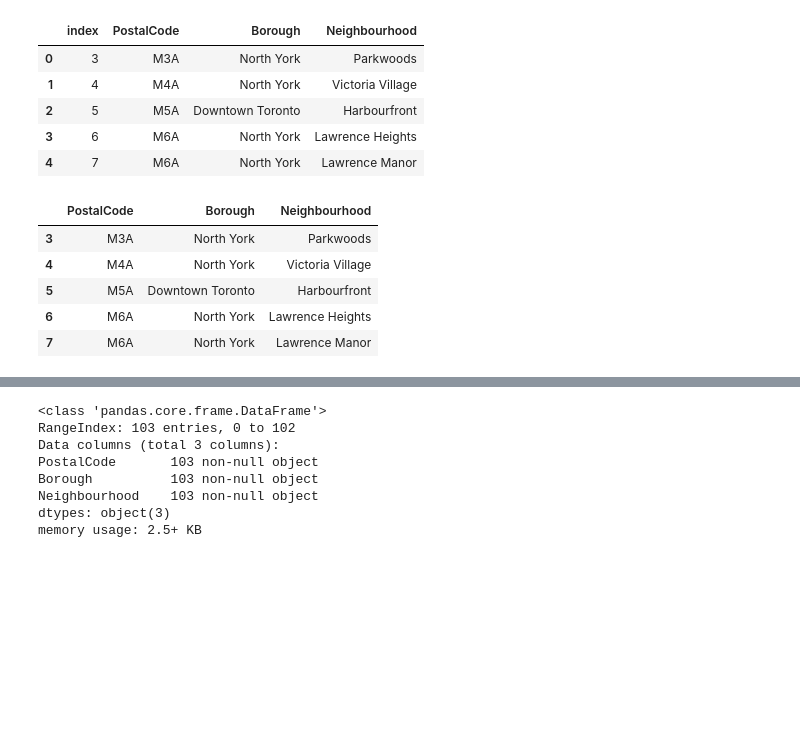
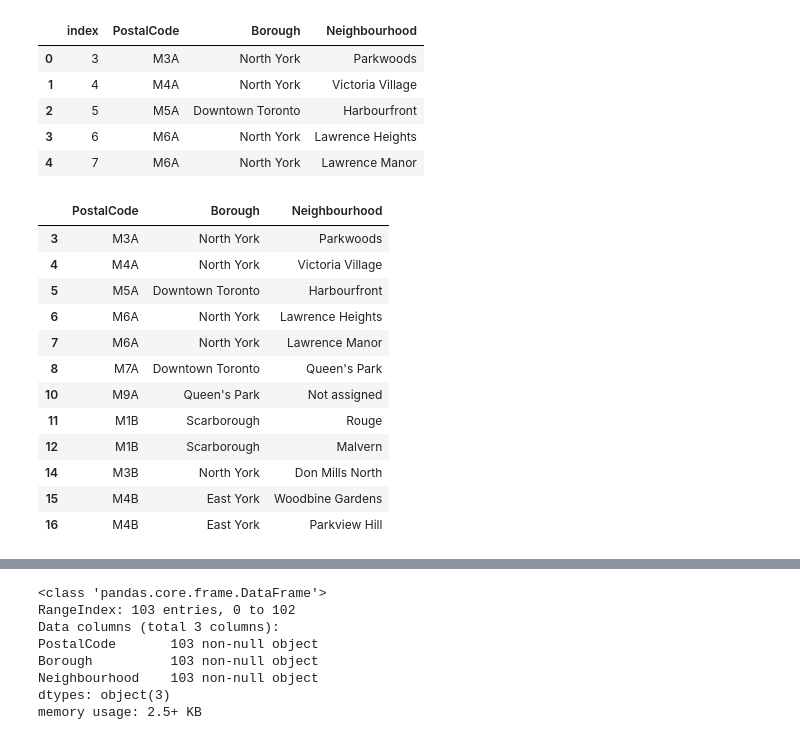
Before and after one commit to JeffMoy/Coursera_Capstone, a Jupyter notebook: Toronto_part1.ipynb, the cells around one changed output, grey strips where cells are left out. Drawn from its saved outputs; the diff is of its cells as text; code cells hidden in the pictures; blank space fills up the shorter version.

```diff
--- a/Toronto_part1.ipynb
+++ b/Toronto_part1.ipynb
@@ -89,14 +99,21 @@ df1.head()
 #Group by postal code
 df2= df1.groupby('PostalCode').agg(lambda x: ','.join(x))
 # %%
-df.head()
+df.head(12)
 # %% [output]
 |  | PostalCode | Borough | Neighbourhood |
 | 3 | M3A | North York | Parkwoods |
 | 4 | M4A | North York | Victoria Village |
 | 5 | M5A | Downtown Toronto | Harbourfront |
 | 6 | M6A | North York | Lawrence Heights |
 | 7 | M6A | North York | Lawrence Manor |
+| 8 | M7A | Downtown Toronto | Queen's Park |
+| 10 | M9A | Queen's Park | Not assigned |
+| 11 | M1B | Scarborough | Rouge |
+| 12 | M1B | Scarborough | Malvern |
+| 14 | M3B | North York | Don Mills North |
+| 15 | M4B | East York | Woodbine Gardens |
+| 16 | M4B | East York | Parkview Hill |
 # %%
 #Borough=Neiborhood if needed
 df2.loc[df2['Neighbourhood']=="Not assigned",'Neighbourhood']=df2.loc[df2['Neighbourhood']=="Not assigned",'Borough']
```
Also changed, not shown: parts of 42 cells of this notebook.
